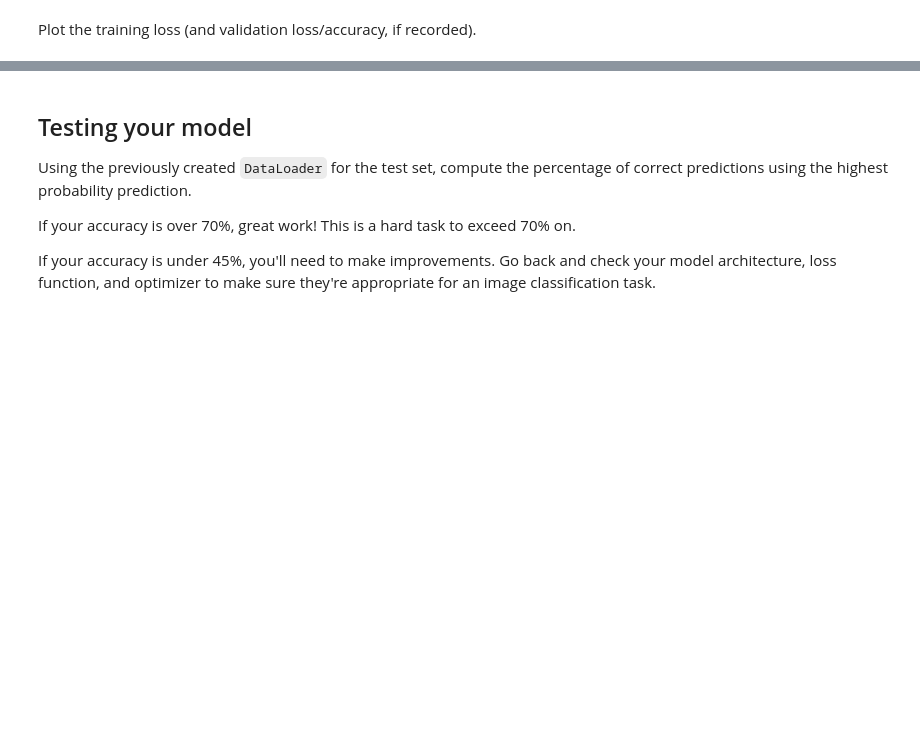
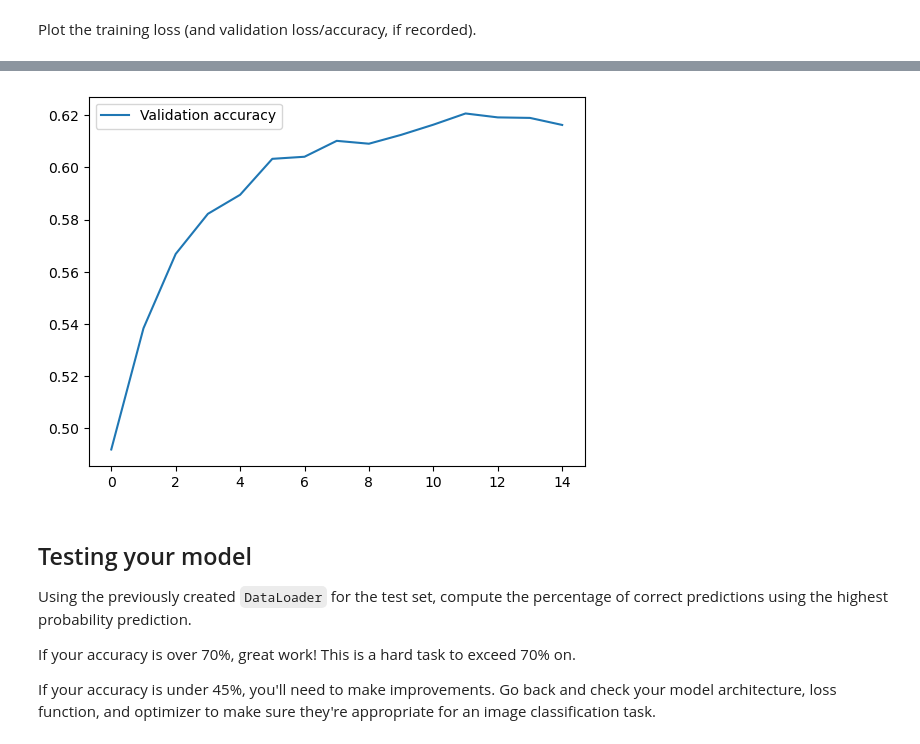
Before and after one commit to ashleydonohoe/cifar-10_image_classifier, a Jupyter notebook: CIFAR-10_Image_Classifier-STARTER.ipynb, the cells around one changed output, grey strips where cells are left out. Drawn from its saved outputs; the diff is of its cells as text; code cells hidden in the pictures; blank space fills up the shorter version.

```diff
--- a/CIFAR-10_Image_Classifier-STARTER.ipynb
+++ b/CIFAR-10_Image_Classifier-STARTER.ipynb
@@ -276,3 +276,10 @@ plt.show()
+# %%
+# Plot validation accuracy over epochs
+plt.plot(total_accuracy, label='Validation accuracy')
+plt.legend()
+plt.show()
+# %% [output]
+[figure, added]
 # %% [markdown]
 ## Testing your model
 Using the previously created `DataLoader` for the test set, compute the percentage of correct predictions using the highest probability prediction.
```
Also changed, not shown: parts of 7 cells of this notebook.
